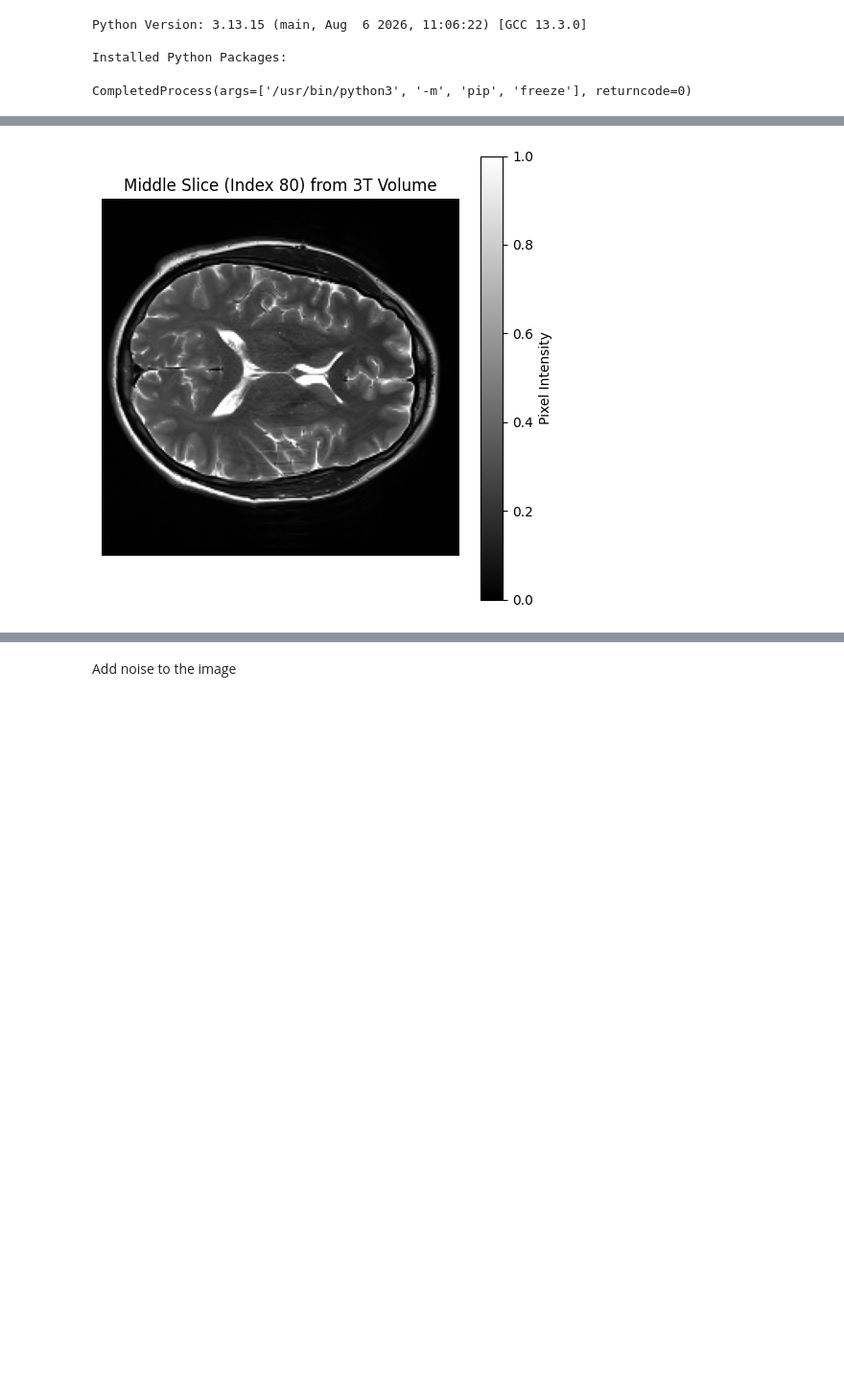
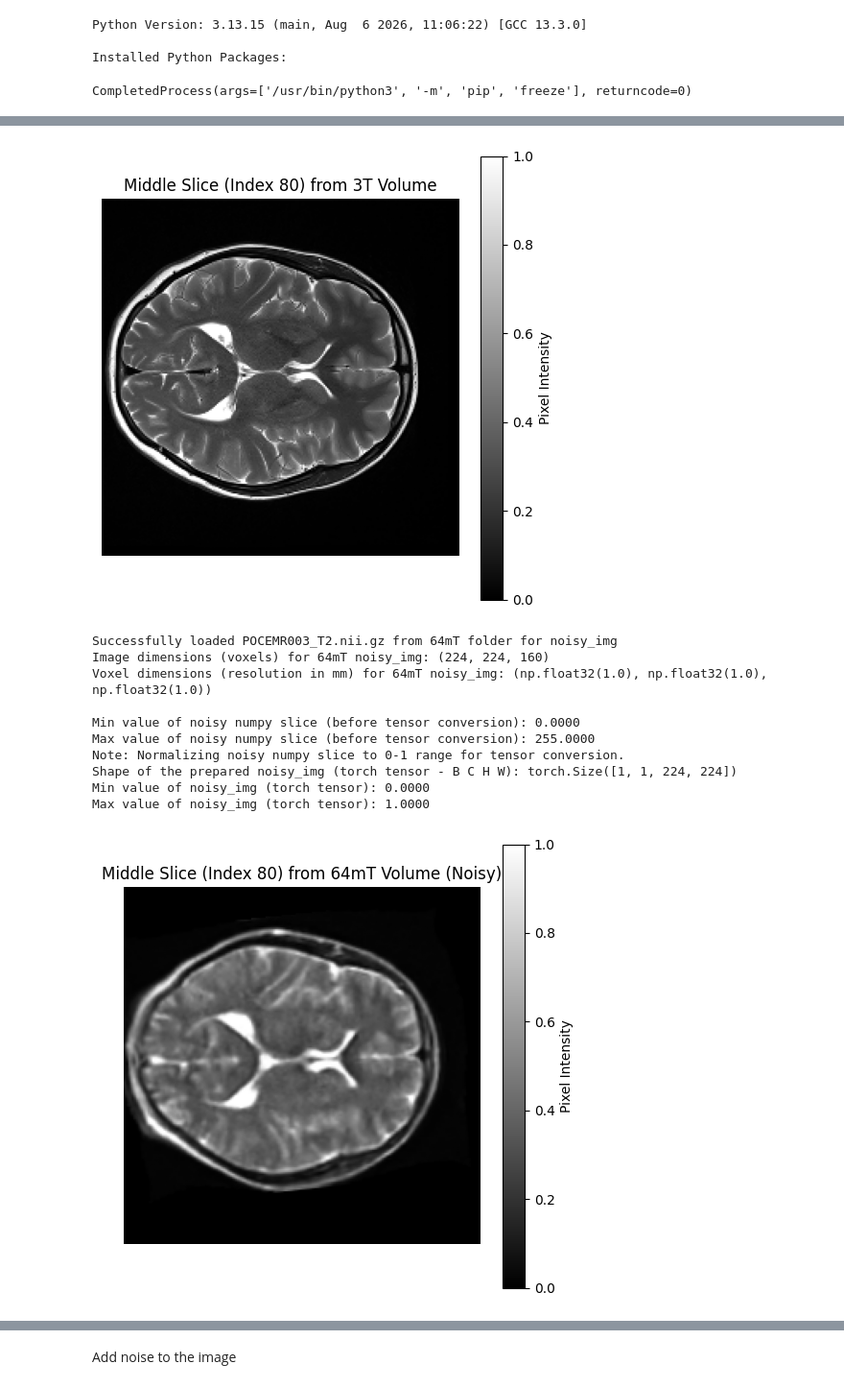
Before and after one commit to ajaynice1996/DIY_MRI_Workshop_II_Recon, a Jupyter notebook: Day_3_final_pipeline.ipynb, the cells around one changed output, grey strips where cells are left out. Shown at 96% size. Cells and saved outputs as stored; diff of their text form; code cells hidden in the pictures; blank space fills up the shorter version.

```diff
--- a/Day_3_final_pipeline.ipynb
+++ b/Day_3_final_pipeline.ipynb
@@ -108,16 +89,12 @@ torch.Size([1, 3, 256, 256])
 # %%
 import nibabel as nib
 import os
-import torch
-import numpy as np
-import matplotlib.pyplot as plt
-
 # Define the base path to the folder in Google Drive
-base_path = '/drive/MyDrive/DIY_MRI_workshop_2/3T'
+base_path = '/content/DIY_MRI_Workshop_II_Recon/data/Training_data/POCEMR003/3T'
 
 # Assuming the t2w image is named 't2w_image.nii.gz' as a common convention.
 # If the exact filename is different, please update 'image_filename'.
-image_filename = 'POCEMR001_T2.nii.gz'
+image_filename = 'POCEMR003_T2.nii.gz'
 
 # Construct the full path to the image file
 image_path = os.path.join(base_path, image_filename)
@@ -169,4 +146,60 @@ except FileNotFoundError:
     print(f"Error: The file {image_path} was not found. Please check the path and filename.")
 except Exception as e:
     print(f"An error occurred while loading or processing the image: {e}")
+
+# --- Code for 64mT folder and noisy_img ---
+
+# Define the base path to the 64mT folder in Google Drive
+base_path_64mT = '/content/DIY_MRI_Workshop_II_Recon/data/Training_data/POCEMR003/64mT'
+
+# Assuming the t2w image is named 't2w_image.nii.gz' as a common convention.
+# If the exact filename is different, please update 'image_filename_64mT'.
+image_filename_64mT = 'POCEMR003_T2.nii.gz'
+
+# Construct the full path to the image file
+image_path_64mT = os.path.join(base_path_64mT, image_filename_64mT)
+
+# Load the NIfTI image and extract information for noisy_img
+try:
+    nifti_img_64mT_noisy = nib.load(image_path_64mT)
+    noisy_volume = nifti_img_64mT_noisy.get_fdata()
+    header_64mT_noisy = nifti_img_64mT_noisy.header
+    voxel_dims_64mT_noisy = header_64mT_noisy.get_zooms()
+
+    print(f"\nSuccessfully loaded {image_filename_64mT} from 64mT folder for noisy_img")
+    print(f"Image dimensions (voxels) for 64mT noisy_img: {noisy_volume.shape}")
+    print(f"Voxel dimensions (resolution in mm) for 64mT noisy_img: {voxel_dims_64mT_noisy}")
+
+    # Extract a middle slice from the 3D volume
+    slice_index_noisy = noisy_volume.shape[2] // 2
+    noisy_img_np_slice = noisy_volume[:, :, slice_index_noisy]
+
+    print(f"\nMin value of noisy numpy slice (before tensor conversion): {noisy_img_np_slice.min():.4f}")
+    print(f"Max value of noisy numpy slice (before tensor conversion): {noisy_img_np_slice.max():.4f}")
+
+    # Normalize the slice to 0-1 range for tensor conversion if its not already
+    if noisy_img_np_slice.max() > 1.0 or noisy_img_np_slice.min() < 0.0:
+        print("Note: Normalizing noisy numpy slice to 0-1 range for tensor conversion.")
+        noisy_img_np_slice = (noisy_img_np_slice - noisy_img_np_slice.min()) / (noisy_img_np_slice.max() - noisy_img_np_slice.min())
+
+    # Convert the numpy array slice to a PyTorch tensor
+    # Add a channel dimension (C=1 for grayscale) and a batch dimension (B=1)
+    noisy_img = torch.from_numpy(noisy_img_np_slice).float().unsqueeze(0).unsqueeze(0)
+
+    print(f"Shape of the prepared noisy_img (torch tensor - B C H W): {noisy_img.shape}")
+    print(f"Min value of noisy_img (torch tensor): {noisy_img.min():.4f}")
+    print(f"Max value of noisy_img (torch tensor): {noisy_img.max():.4f}")
+
+    # Display the middle slice as a grayscale image
+    plt.figure(figsize=(6, 6))
+    plt.imshow(noisy_img_np_slice, cmap='gray')
+    plt.title(f'Middle Slice (Index {slice_index_noisy}) from 64mT Volume (Noisy)')
+    plt.colorbar(label='Pixel Intensity')
+    plt.axis('off') # Hide axes ticks for cleaner display
+    plt.show()
+
+except FileNotFoundError:
+    print(f"Error: The file {image_path_64mT} was not found. Please check the path and filename.")
+except Exception as e:
+    print(f"An error occurred while loading or processing the 64mT image for noisy_img: {e}")
 # %% [output]
@@ -174,10 +207,21 @@ Successfully loaded POCEMR001_T2.nii.gz
 Image dimensions (voxels): (224, 224, 160)
 Voxel dimensions (resolution in mm): (np.float32(1.0), np.float32(1.0), np.float32(1.0))
 
 Min value of numpy slice (before tensor conversion): 0.0000
 Max value of numpy slice (before tensor conversion): 255.0000
 Note: Normalizing numpy slice to 0-1 range for tensor conversion.
 Shape of the prepared clean_img (torch tensor - B C H W): torch.Size([1, 1, 224, 224])
 Min value of clean_img (torch tensor): 0.0000
 Max value of clean_img (torch tensor): 1.0000
-[figure, old version]
+[figure, new version]
+Successfully loaded POCEMR003_T2.nii.gz from 64mT folder for noisy_img
+Image dimensions (voxels) for 64mT noisy_img: (224, 224, 160)
+Voxel dimensions (resolution in mm) for 64mT noisy_img: (np.float32(1.0), np.float32(1.0), np.float32(1.0))
+
+Min value of noisy numpy slice (before tensor conversion): 0.0000
+Max value of noisy numpy slice (before tensor conversion): 255.0000
+Note: Normalizing noisy numpy slice to 0-1 range for tensor conversion.
+Shape of the prepared noisy_img (torch tensor - B C H W): torch.Size([1, 1, 224, 224])
+Min value of noisy_img (torch tensor): 0.0000
+Max value of noisy_img (torch tensor): 1.0000
+[figure, added]
```
Also changed, not shown: parts of 12 cells of this notebook.
